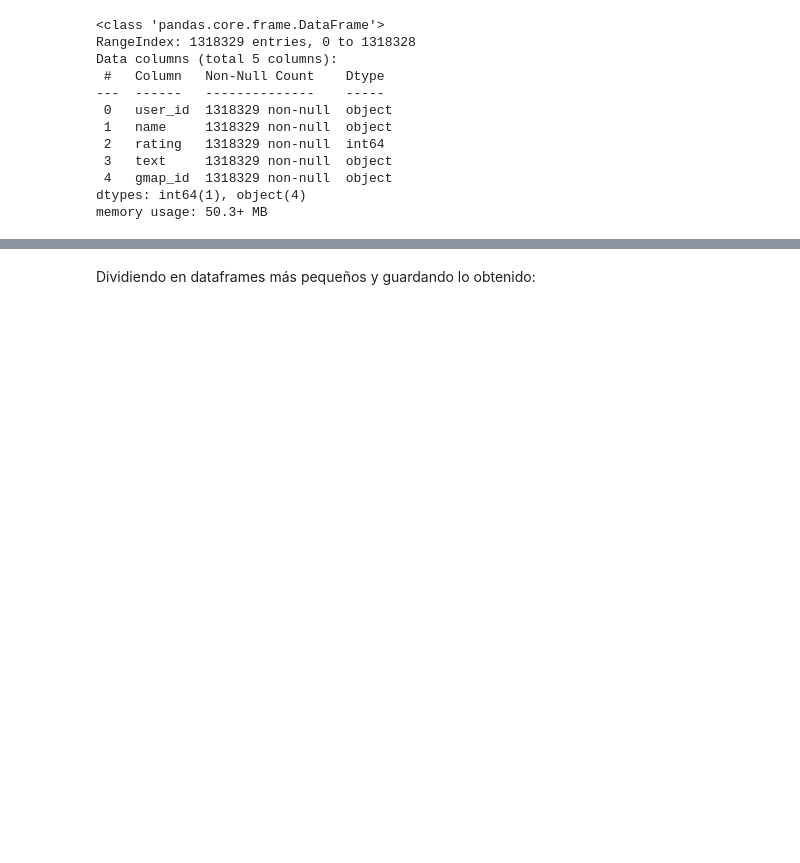
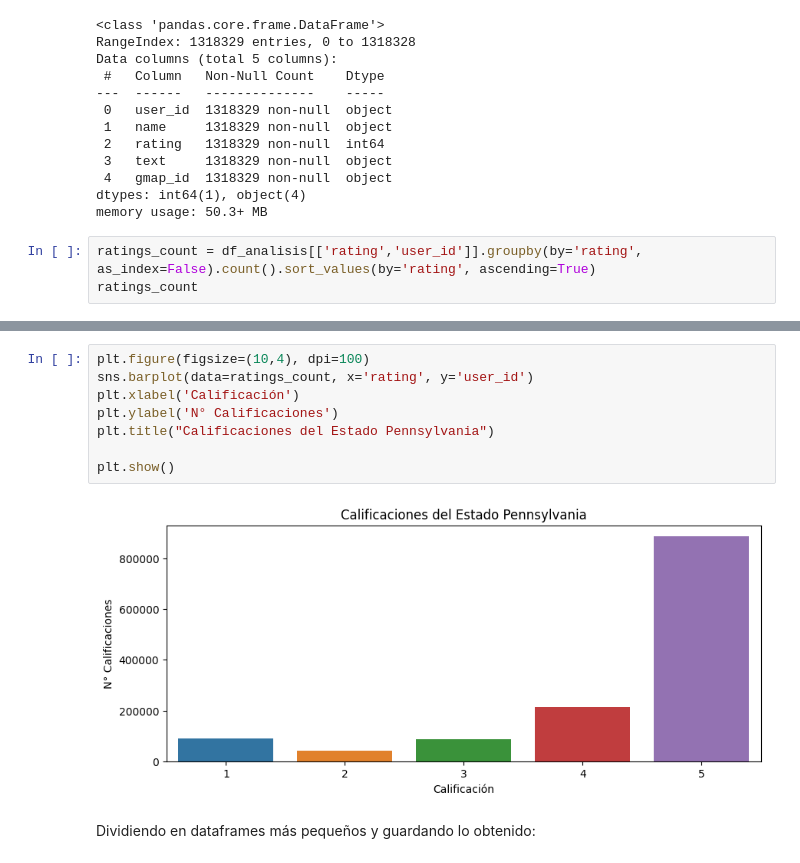
Before and after one commit to nuggi46/PF-Henry, a Jupyter notebook: EDA/reviews_estados/Pennsylvania/EDA/EDA_Pennsylvania.ipynb, the cells around one changed output, grey strips where cells are left out. Cells and saved outputs as stored; diff of their text form; blank space fills up the shorter version.

```diff
--- a/EDA/reviews_estados/Pennsylvania/EDA/EDA_Pennsylvania.ipynb
+++ b/EDA/reviews_estados/Pennsylvania/EDA/EDA_Pennsylvania.ipynb
@@ -251,3 +249,6 @@ Data columns (total 5 columns):
  4   gmap_id  1318329 non-null  object
 dtypes: int64(1), object(4)
 memory usage: 50.3+ MB
+# %%
+ratings_count = df_analisis[['rating','user_id']].groupby(by='rating', as_index=False).count().sort_values(by='rating', ascending=True)
+ratings_count
@@ -254,3 +262,13 @@ memory usage: 50.3+ MB
+# %%
+plt.figure(figsize=(10,4), dpi=100)
+sns.barplot(data=ratings_count, x='rating', y='user_id')
+plt.xlabel('Calificación')
+plt.ylabel('N° Calificaciones')
+plt.title("Calificaciones del Estado Pennsylvania")
+
+plt.show()
+# %% [output]
+[figure, added]
 # %% [markdown]
 Dividiendo en dataframes más pequeños y guardando lo obtenido:
 # %%
```
Also changed, not shown: parts of 3 cells of this notebook.
